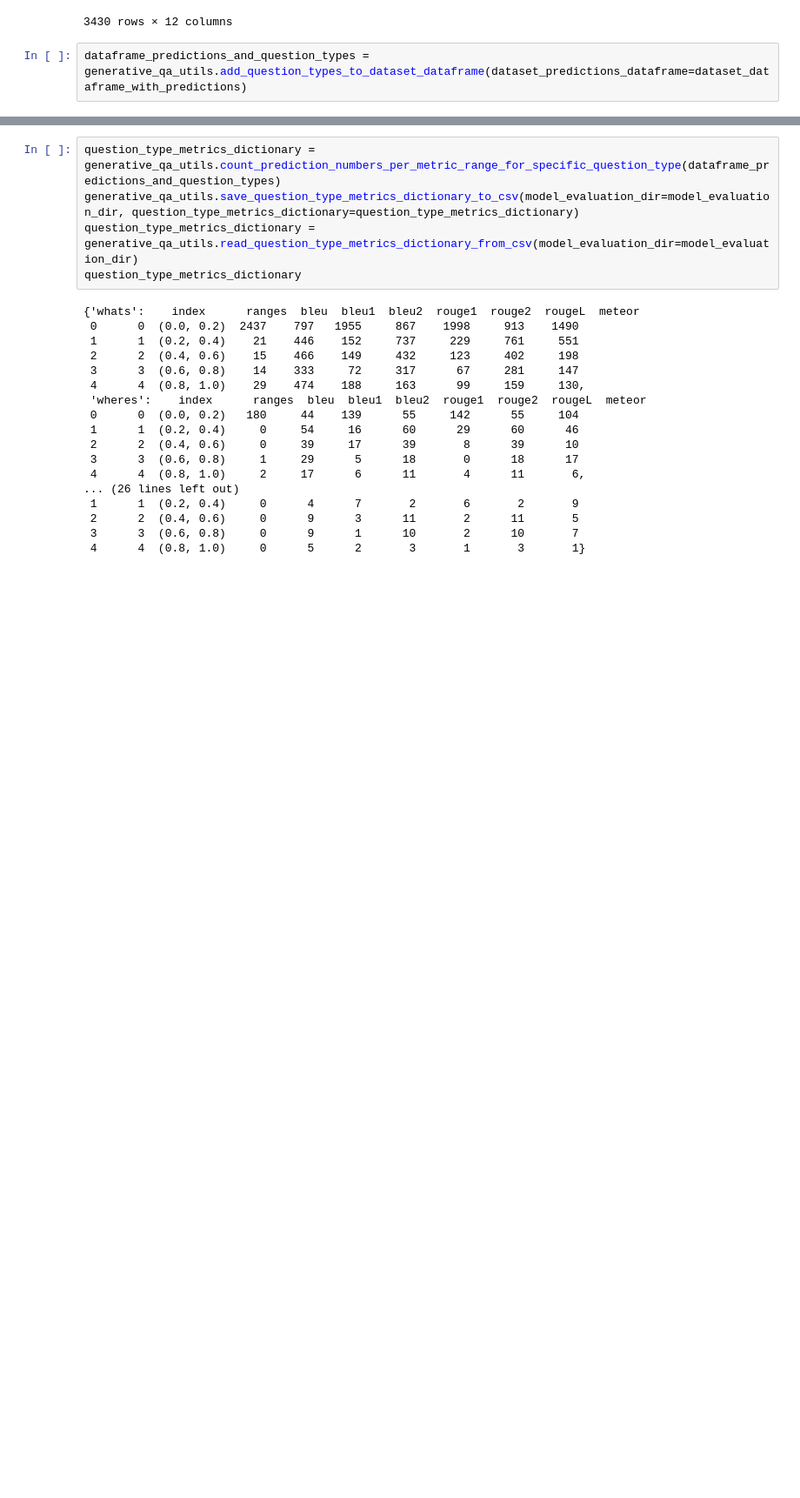
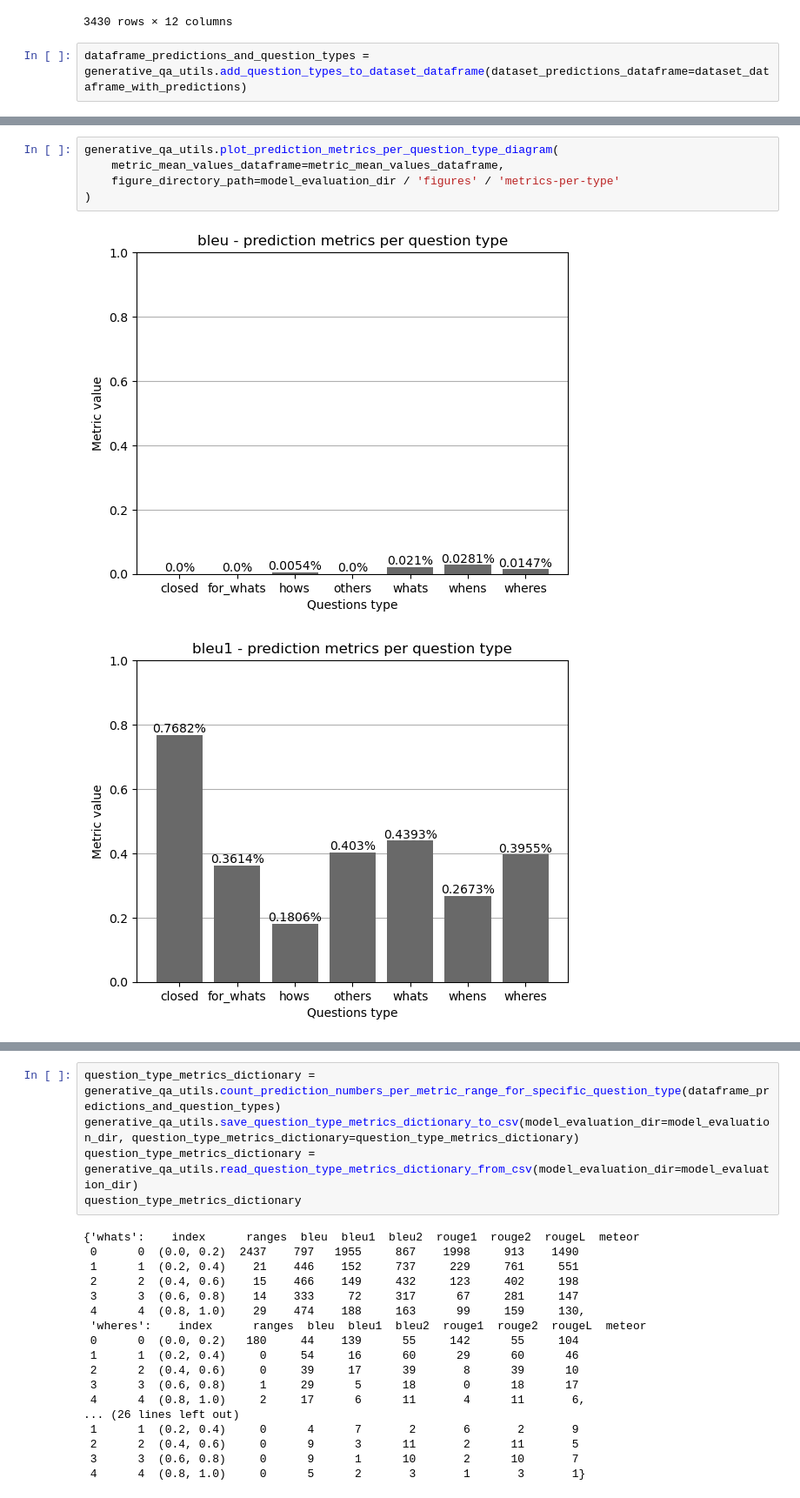
Before and after one commit to arsemi337/question-answering, a Jupyter notebook: generative-qa/notebooks/python/python_bart-uncased_1.ipynb, the cells around one changed output, grey strips where cells are left out. Shown at 87% size. Drawn from its saved outputs; the diff is of its cells as text; blank space fills up the shorter version.

```diff
--- a/generative-qa/notebooks/python/python_bart-uncased_1.ipynb
+++ b/generative-qa/notebooks/python/python_bart-uncased_1.ipynb
@@ -513,0 +520,8 @@ metric_mean_values_dataframe
+# %%
+generative_qa_utils.plot_prediction_metrics_per_question_type_diagram(
+    metric_mean_values_dataframe=metric_mean_values_dataframe,
+    figure_directory_path=model_evaluation_dir / 'figures' / 'metrics-per-type'
+)
+# %% [output]
+[figure, added]
+[figure, added]
```
Also changed, not shown: parts of 3 cells of this notebook, 23 other files.
